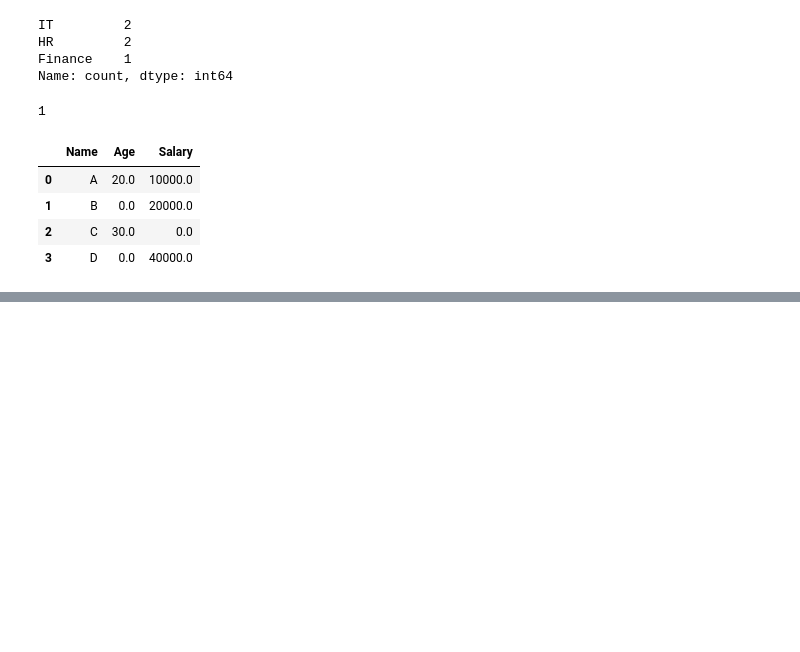
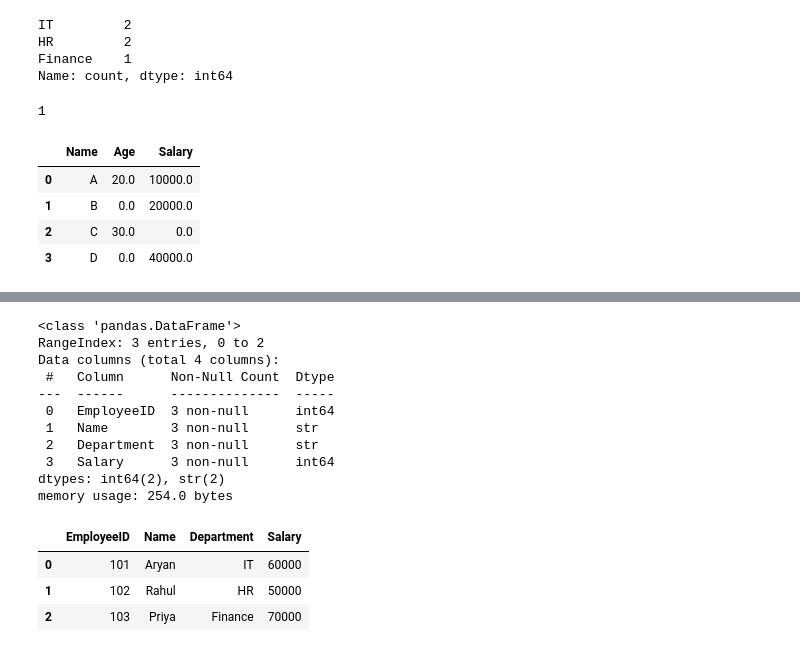
Before and after one commit to aryankumar08-python/python-, a Jupyter notebook: numpy.ipynb, the cells around one changed output, grey strips where cells are left out. Drawn from its saved outputs; the diff is of its cells as text; code cells hidden in the pictures; blank space fills up the shorter version.

```diff
--- a/numpy.ipynb
+++ b/numpy.ipynb
@@ -502,0 +580,30 @@ df.dropna() #removes null values
+# %%
+df=pd.read_excel('pandas.xlsx',
+                 #usecols=['Name','Salary']     to read the rows needed
+                 #nrows=2                       to read specific rows
+                 #skiprows=2                    to skip rows in a document
+                 #index_col='abc'               to set the name of the index column
+                 )
+#df=df.rename(columns={'EmployeeID':'EmpId'})    to change the column name
+#before starting anyhting do this
+df.head()
+df.describe()
+df.info()
+df.isnull().sum()
+df
+# %% [output]
+<class 'pandas.DataFrame'>
+RangeIndex: 3 entries, 0 to 2
+Data columns (total 4 columns):
+ #   Column      Non-Null Count  Dtype
+---  ------      --------------  -----
+ 0   EmployeeID  3 non-null      int64
+ 1   Name        3 non-null      str
+ 2   Department  3 non-null      str
+ 3   Salary      3 non-null      int64
+dtypes: int64(2), str(2)
+memory usage: 254.0 bytes
+|  | EmployeeID | Name | Department | Salary |
+| 0 | 101 | Aryan | IT | 60000 |
+| 1 | 102 | Rahul | HR | 50000 |
+| 2 | 103 | Priya | Finance | 70000 |
```
Also changed, not shown: parts of 13 cells of this notebook, 1 other file.
